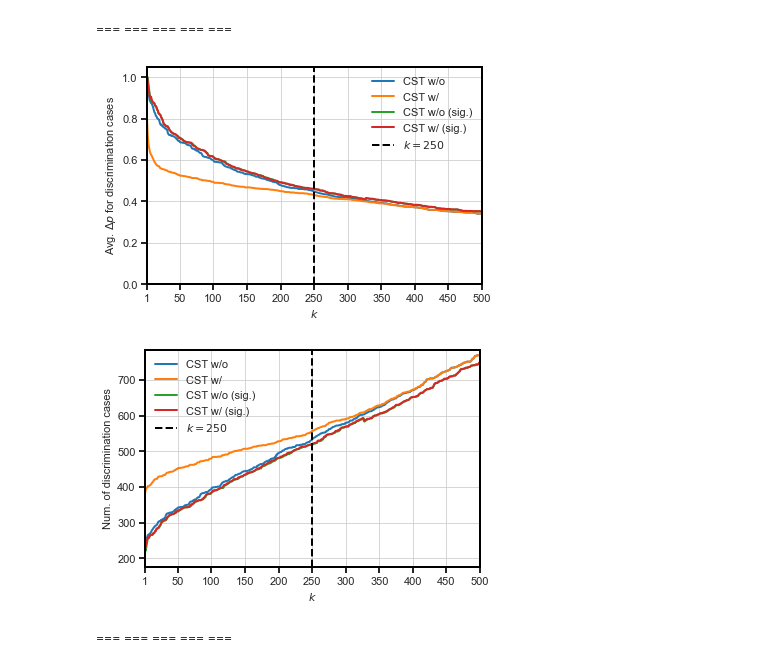
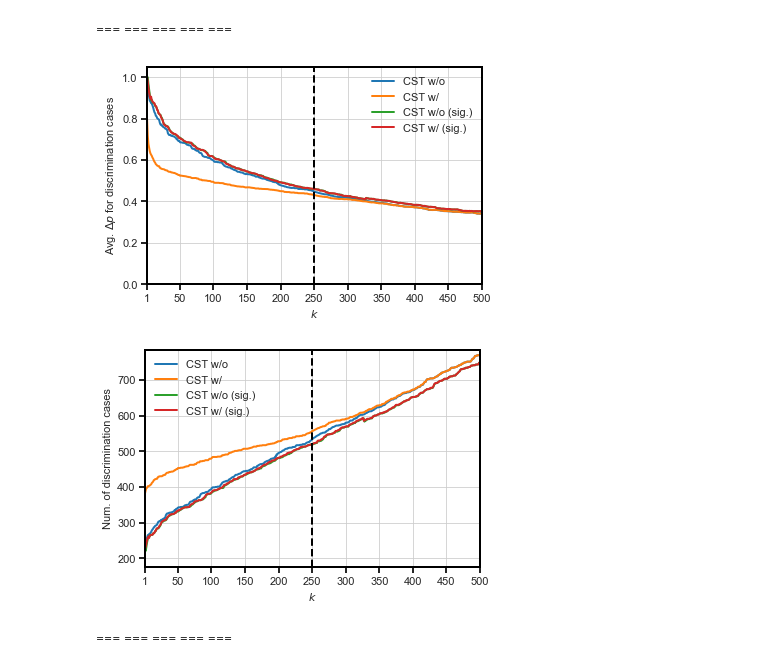
Before and after one commit to cc-jalvarez/counterfactual-situation-testing, a Jupyter notebook: src/analysis_k_param.ipynb, the cells around one changed output. Drawn from its saved outputs; the diff is of its cells as text; code cells hidden in the pictures.

```diff
--- a/src/analysis_k_param.ipynb
+++ b/src/analysis_k_param.ipynb
@@ -208,20 +208,20 @@ plt.show()
 # %%
 plt.plot(k_results['k'], k_results['CSTwo_diff'], label='CST w/o')
 plt.plot(k_results['k'], k_results['CSTwi_diff'], label='CST w/')
 plt.plot(k_results['k'], k_results['CSTwo_diff_sig'], label='CST w/o (sig.)')
 plt.plot(k_results['k'], k_results['CSTwi_diff_sig'], label='CST w/ (sig.)')
 plt.xlim(K_l, k_u)
 plt.xticks(x_axis)
 plt.xlabel("$k$")
 plt.ylim(0.0, 1.05)
 plt.ylabel("Avg. $\Delta p$ for discrimination cases")
-plt.axvline(x=250, linestyle='--', color='black', label='$k=250$')
+plt.axvline(x=250, linestyle='--', color='black') #, label='$k=250$')
 plt.legend()
 # plt.title('CST w/o vs CST w/')
 plt.savefig(os.path.join(figu_path, 'twoCST_delta_versus_k.png'), dpi=300, bbox_inches='tight')
 plt.show()
 # %% [output]
-[figure, old version]
+[figure, new version]
 # %%
 plt.plot(k_results['k'], k_results['CSTwo_num'], label='CST w/o')
 plt.plot(k_results['k'], k_results['CSTwi_num'], label='CST w/')
@@ -233,13 +233,13 @@ plt.xlabel("$k$")
 plt.ylim(175, k_results.iloc[-1].max() + 15)
 # plt.ylim(k_results.iloc[0].min() - 5, k_results.iloc[-1].max() + 5)
 plt.ylabel("Num. of discrimination cases")
-plt.axvline(x=250, linestyle='--', color='black', label='$k=250$')
+plt.axvline(x=250, linestyle='--', color='black') #, label='$k=250$')
 plt.legend()
 # plt.title('CST w/o vs CST w/')
 plt.savefig(os.path.join(figu_path, 'twoCST_nums_versus_k.png'), dpi=300, bbox_inches='tight')
 plt.show()
 # %% [output]
-[figure, old version]
+[figure, new version]
 # %% [markdown]
 === === === === ===
 # %% [markdown]
```
Also changed, not shown: parts of 3 cells of this notebook, 10 other files.
